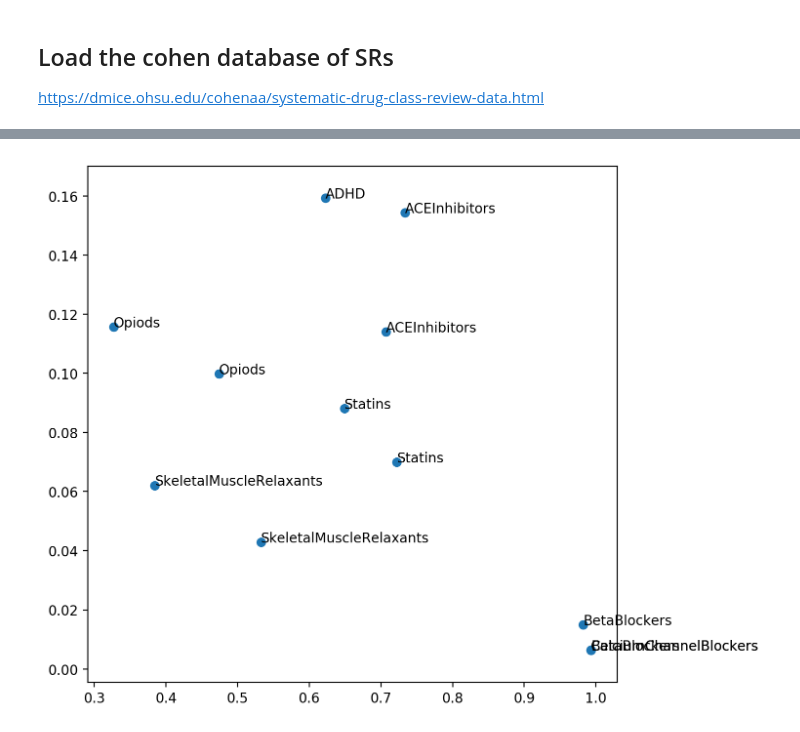
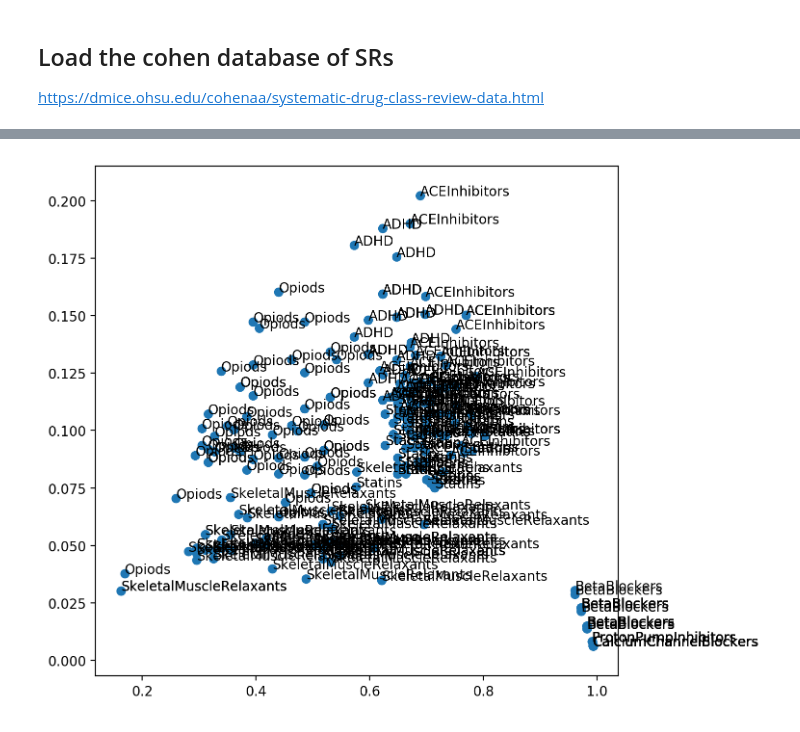
Before and after one commit to mcallaghan/rapid-screening, a Jupyter notebook: analysis/evaluation.ipynb, the cells around one changed output, grey strips where cells are left out. Saved outputs shown, nothing was run; the diff lists cells and outputs as text; code cells hidden in the pictures.

```diff
--- a/analysis/evaluation.ipynb
+++ b/analysis/evaluation.ipynb
@@ -83,7 +84,7 @@ for i, (name, group) in enumerate(cohen_db.groupby('review')):
     excluded = group[group['relevant']==0].shape[0]
     ax.barh(i-0.2, included, height=0.3, color='C1',label=l1)
     ax.barh(i+0.2, excluded, height=0.3, color='C2', label=l2)
-    ax.text(included+50, i-0.2, f'{included/excluded:.0%}', ha="left", va="center")
+    ax.text(included+50, i-0.2, f'{included/(included+excluded):.0%}', ha="left", va="center")
     ticklabels.append(name)
 
 ax.set_yticks([i for i,v in enumerate(ticklabels)])
@@ -324,16 +469,0 @@ plt.show()
-# %%
-fig, axs = plt.subplots(2,2,figsize=(7,7),dpi=200,sharey=True, sharex=True)
-
-
-for i, ss in enumerate(['_rs','_bir','_ih_50']):
-    ax = axs[i//2][i%2]
-    ax.hexbin(
-        results_df[f'wss95{ss}'].dropna(),
-        results_df[f'recall{ss}'].dropna(),
-        gridsize=40,
-        mincnt=0,
-        cmap="Greys",
-        bins="log",
-        extent=[0, 1, 0, 1]
-    )
-plt.show()
@@ -344,0 +480,20 @@ NameError: name 'rs_results_df' is not defined
+# %%
+fig, axs = plt.subplots(2,2,figsize=(7,7),dpi=200,sharey=True, sharex=True)
+
+cols = [f'wss95_{s}' for s in s_crit] + [f'recall_{s}' for s in s_crit]
+
+pdf = results_df[cols].dropna()
+
+for i, ss in enumerate(s_crit):
+    ax = axs[i//2][i%2]
+    ax.hexbin(
+        pdf[f'wss95_{ss}'].dropna(),
+        pdf[f'recall_{ss}'].dropna(),
+        gridsize=40,
+        mincnt=0,
+        cmap="Greys",
+        bins="log",
+        extent=[0, 1, 0, 1]
+    )
+    ax.set_title(ss)
+plt.show()
@@ -345,26 +502,24 @@ NameError: name 'rs_results_df' is not defined
 # %%
 fig, ax = plt.subplots(figsize=(7,7),dpi=200)
 
-df = results_df#[rs_results_df['dataset']=='ACEInhibitors']
-
-
-df = df[pd.notna(df['random_start_work'])]
+df = results_df
+df = df.loc[df[['random_start_work','wss95_rs']].dropna().index,:]
 
 x = 'random_start_work'
 
 ax.scatter(
     df[x],
     df['wss95_rs'],
 )
 for i, row in df.iterrows():
     ax.text(
         row[x],
         row['wss95_rs'],
         row['dataset']
     )
 plt.show()
 # %% [output]
-[figure, old version]
+[figure, new version]
 # %%
 fig, ax = plt.subplots(figsize=(7,7),dpi=200)
 
```
Also changed, not shown: parts of 25 cells of this notebook, 3 other files.
